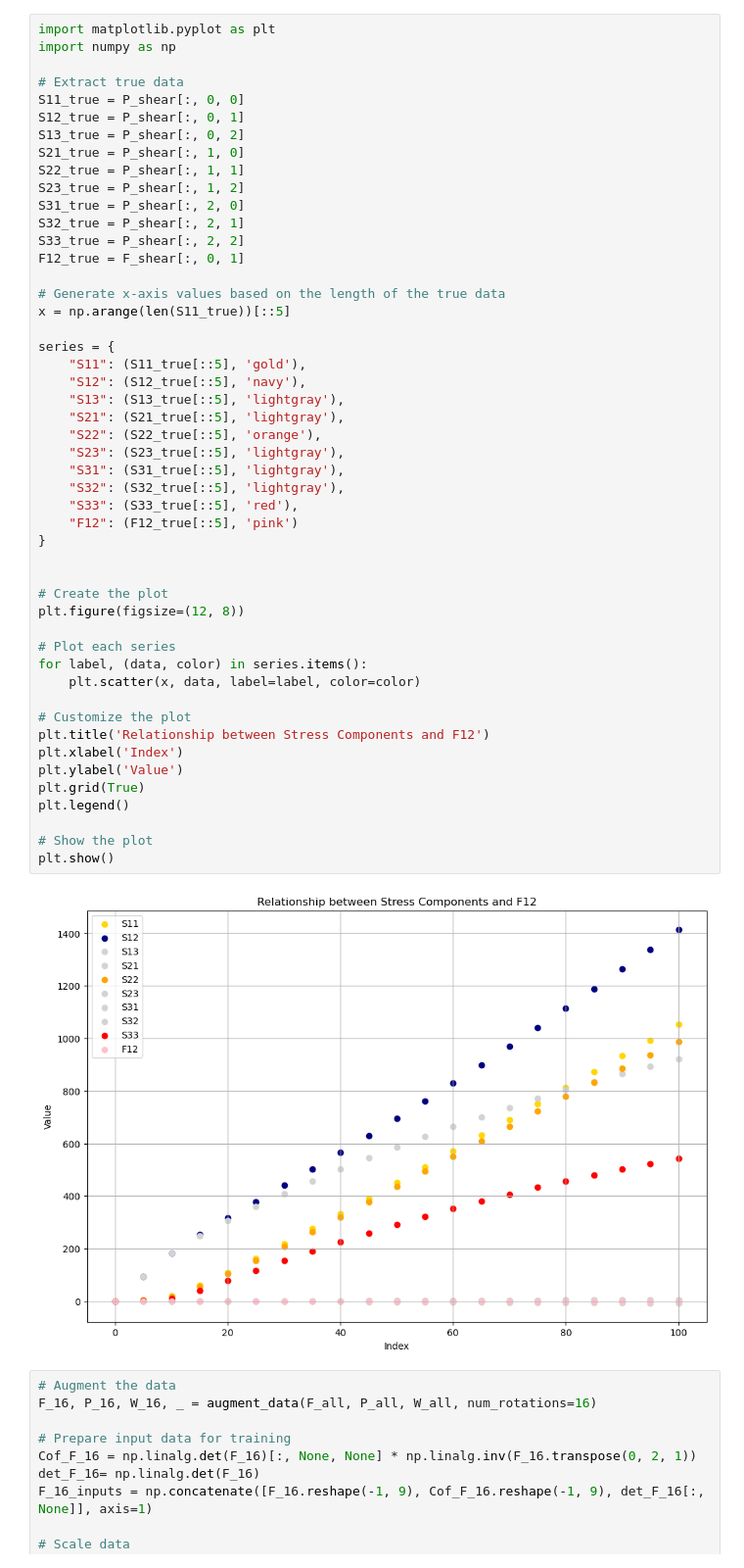
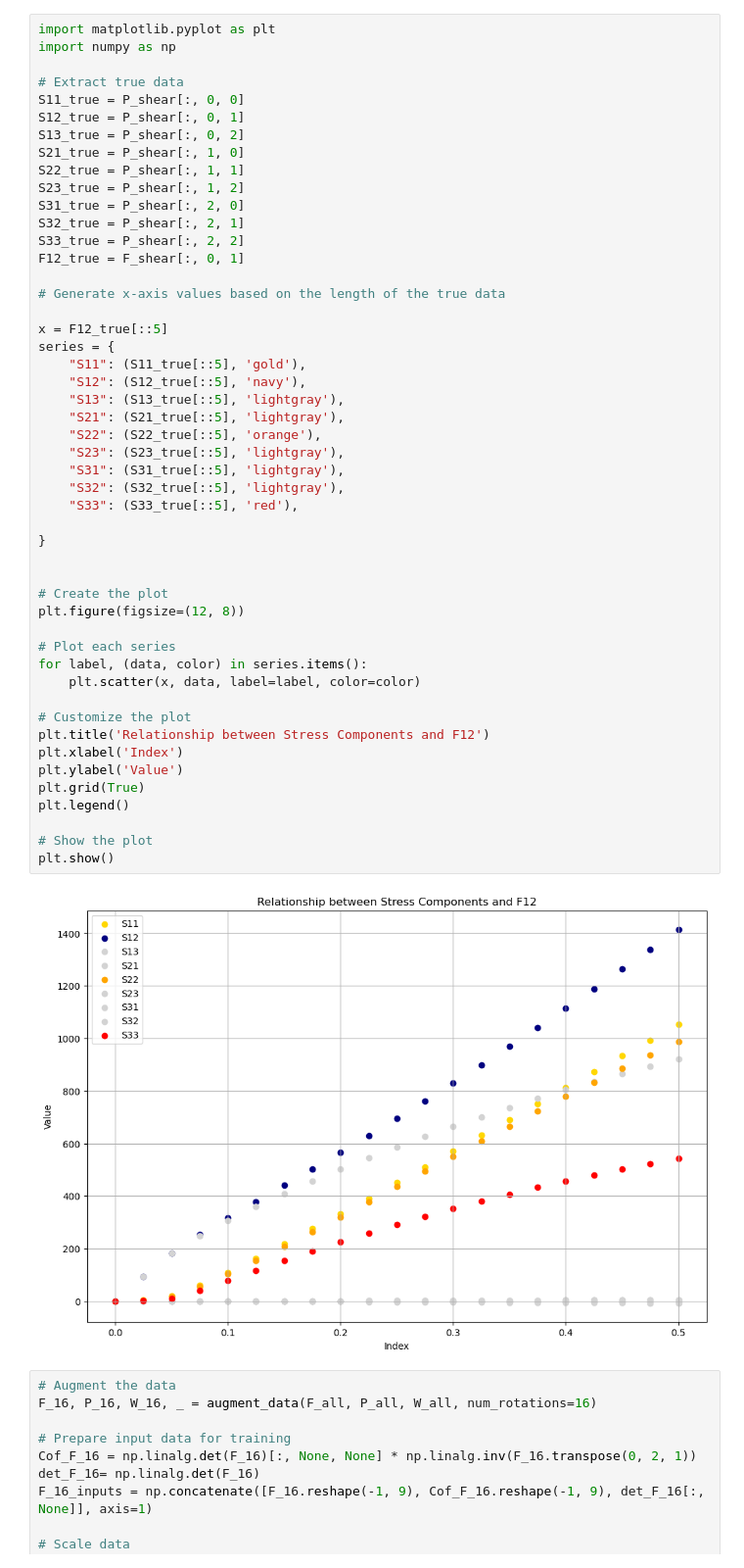
Before and after one commit to nanzemxx/TutorialMLinSolidMechanics, a Jupyter notebook: Task2_Group Xin and Huasen/train/Task5/main2.ipynb, the cells around one changed output. Shown at 98% size. Drawn from its saved outputs; the diff is of its cells as text.

```diff
--- a/Task2_Group Xin and Huasen/train/Task5/main2.ipynb
+++ b/Task2_Group Xin and Huasen/train/Task5/main2.ipynb
@@ -81,40 +84,40 @@ S33_true = P_shear[:, 2, 2]
 F12_true = F_shear[:, 0, 1]
 
 # Generate x-axis values based on the length of the true data
-x = np.arange(len(S11_true))[::5]
 
+x = F12_true[::5]
 series = {
     "S11": (S11_true[::5], 'gold'),
     "S12": (S12_true[::5], 'navy'),
     "S13": (S13_true[::5], 'lightgray'),
     "S21": (S21_true[::5], 'lightgray'),
     "S22": (S22_true[::5], 'orange'),
     "S23": (S23_true[::5], 'lightgray'),
     "S31": (S31_true[::5], 'lightgray'),
     "S32": (S32_true[::5], 'lightgray'),
     "S33": (S33_true[::5], 'red'),
-    "F12": (F12_true[::5], 'pink')
+
 }
 
 
 # Create the plot
 plt.figure(figsize=(12, 8))
 
 # Plot each series
 for label, (data, color) in series.items():
     plt.scatter(x, data, label=label, color=color)
 
 # Customize the plot
 plt.title('Relationship between Stress Components and F12')
 plt.xlabel('Index')
 plt.ylabel('Value')
 plt.grid(True)
 plt.legend()
 
 # Show the plot
 plt.show()
 # %% [output]
-[figure, old version]
+[figure, new version]
 # %%
 # Augment the data
 F_16, P_16, W_16, _ = augment_data(F_all, P_all, W_all, num_rotations=16)
```
Also changed, not shown: parts of 9 cells of this notebook.
